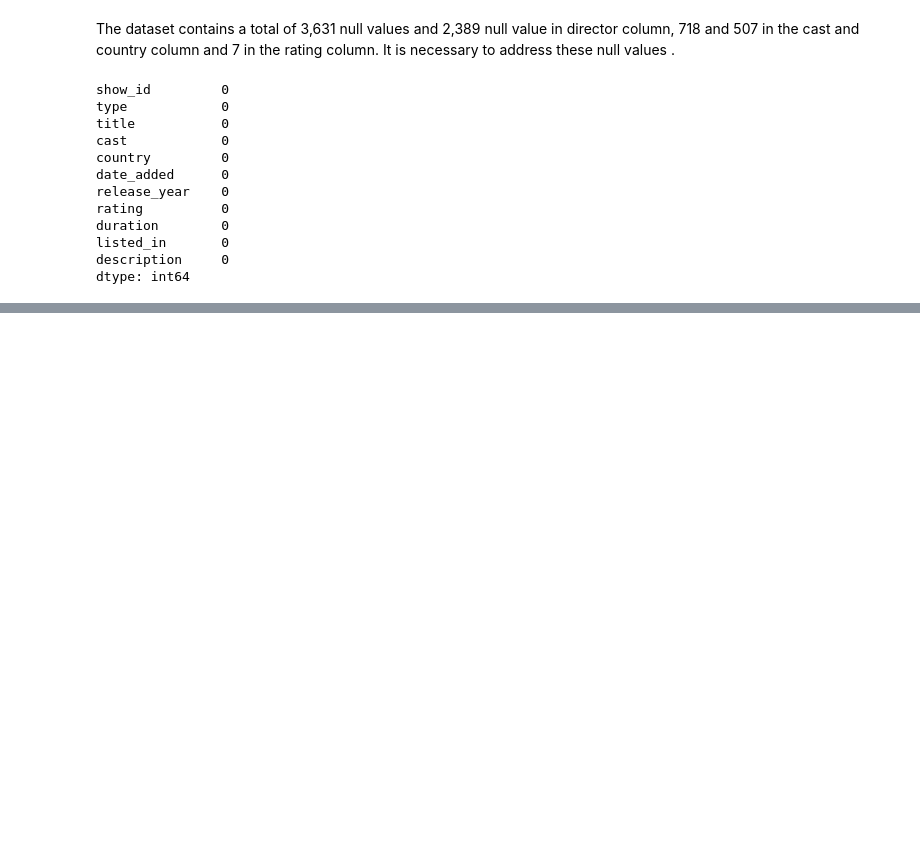
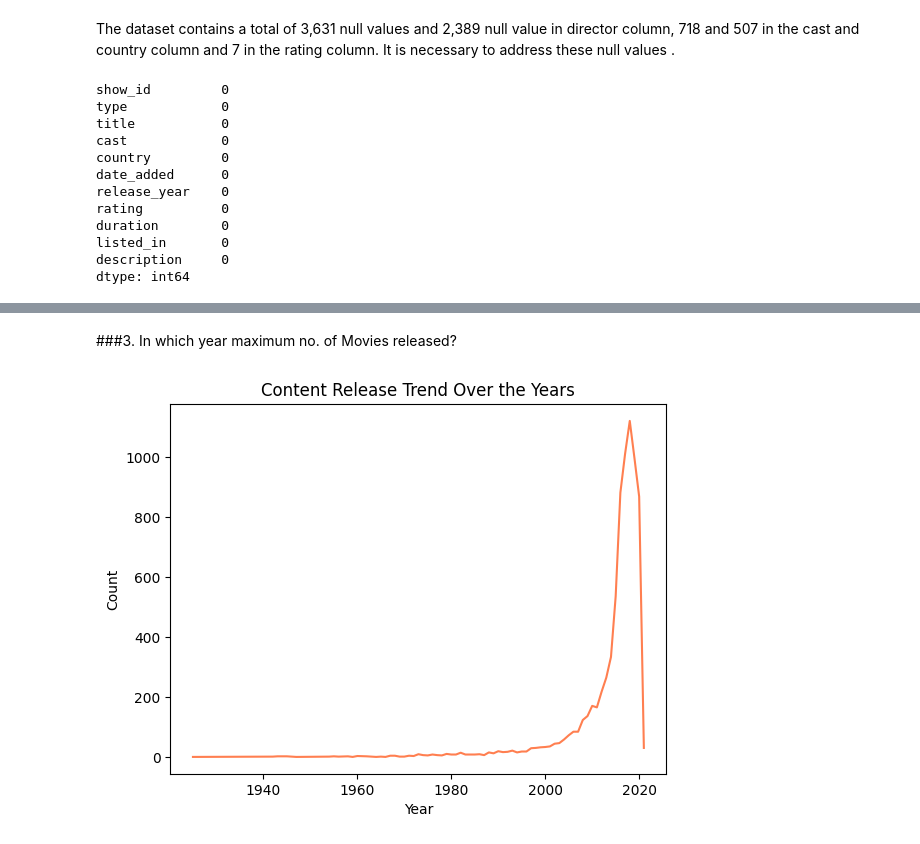
Before and after one commit to Kumarisimran626/Netfilx-Movies-TV-shows-clustering, a Jupyter notebook: S_K_Netfilx_Movies_&_TV_shows_clustering.ipynb, the cells around one changed output, grey strips where cells are left out. Drawn from its saved outputs; the diff is of its cells as text; code cells hidden in the pictures; blank space fills up the shorter version.

```diff
--- a/S_K_Netfilx_Movies_&_TV_shows_clustering.ipynb
+++ b/S_K_Netfilx_Movies_&_TV_shows_clustering.ipynb
@@ -257,0 +315,12 @@ dtype: int64
+# %% [markdown]
+###<b/>3. In which year maximum no. of Movies released?</b>
+# %%
+# Content Release Trend Over the Years
+release_trend = df["release_year"].value_counts().sort_index()
+release_trend.plot(kind="line",color='coral')
+plt.title("Content Release Trend Over the Years")
+plt.xlabel("Year")
+plt.ylabel("Count")
+plt.show()
+# %% [output]
+[figure, added]
```
Also changed, not shown: parts of 6 cells of this notebook.
